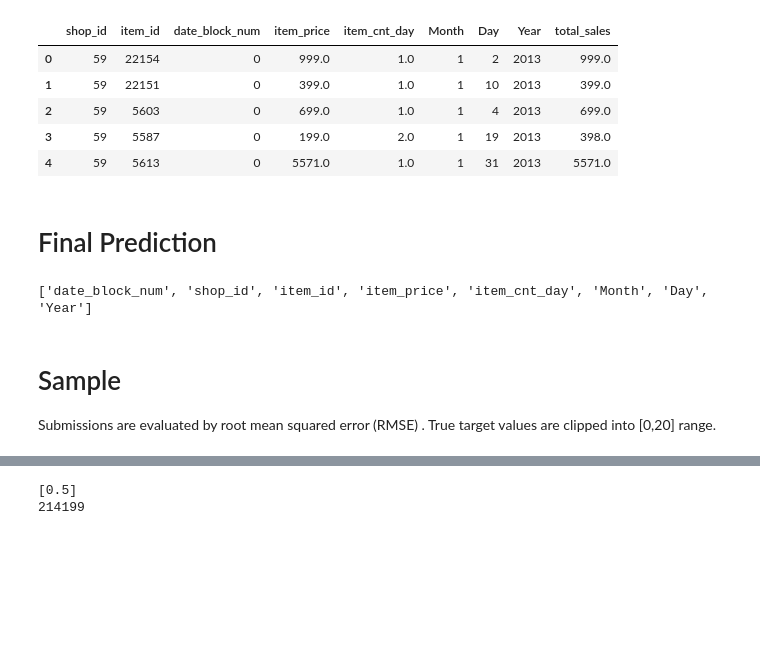
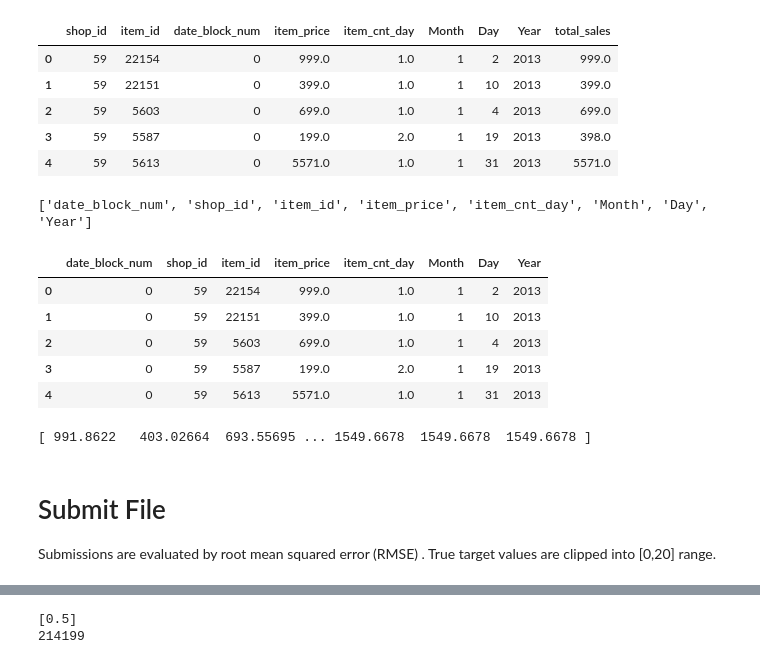
Before and after one commit to ScottySchmidt/MachineLearning, a Jupyter notebook: predictSales.ipynb, the cells around one changed output, grey strips where cells are left out. Cells and saved outputs as stored; diff of their text form; code cells hidden in the pictures; blank space fills up the shorter version.

Commit message:
Kaggle Notebook | PredictSales | Version 11

```diff
--- a/predictSales.ipynb
+++ b/predictSales.ipynb
@@ -228,7 +228,7 @@ test.head()
 This prediction will be much different than a typical prediction because the test dataset has to be joined on two variables both item_id and shop_id. Since we need to align the test data with previous train data, we will need to use a right join. That way the item_id and shop_id can be predicted through previous X_train data.
 # %%
-finalDF=pd.merge(test, df, on=['item_id', 'shop_id'], how='right').reset_index(drop=True)
-finalDF.head()
+testDF=pd.merge(test, df, on=['item_id', 'shop_id'], how='right').reset_index(drop=True)
+testDF.head()
 # %% [output]
 |  | shop_id | item_id | date_block_num | item_price | item_cnt_day | Month | Day | Year | total_sales |
 | 0 | 59 | 22154 | 0 | 999.0 | 1.0 | 1 | 2 | 2013 | 999.0 |
@@ -236,13 +236,26 @@ finalDF.head()
 | 2 | 59 | 5603 | 0 | 699.0 | 1.0 | 1 | 4 | 2013 | 699.0 |
 | 3 | 59 | 5587 | 0 | 199.0 | 2.0 | 1 | 19 | 2013 | 398.0 |
 | 4 | 59 | 5613 | 0 | 5571.0 | 1.0 | 1 | 31 | 2013 | 5571.0 |
-# %% [markdown]
-# Final Prediction
 # %%
 cols=list(X.columns)
 print(cols)
 # %% [output]
 ['date_block_num', 'shop_id', 'item_id', 'item_price', 'item_cnt_day', 'Month', 'Day', 'Year']
+# %%
+testDF=testDF[cols]
+testDF.head()
+# %% [output]
+|  | date_block_num | shop_id | item_id | item_price | item_cnt_day | Month | Day | Year |
+| 0 | 0 | 59 | 22154 | 999.0 | 1.0 | 1 | 2 | 2013 |
+| 1 | 0 | 59 | 22151 | 399.0 | 1.0 | 1 | 10 | 2013 |
+| 2 | 0 | 59 | 5603 | 699.0 | 1.0 | 1 | 4 | 2013 |
+| 3 | 0 | 59 | 5587 | 199.0 | 2.0 | 1 | 19 | 2013 |
+| 4 | 0 | 59 | 5613 | 5571.0 | 1.0 | 1 | 31 | 2013 |
+# %%
+finalPred=xgb.predict(testDF)
+print(finalPred)
+# %% [output]
+[ 991.8622   403.02664  693.55695 ... 1549.6678  1549.6678  1549.6678 ]
 # %% [markdown]
-# Sample
+# Submit File
 Submissions are evaluated by root mean squared error (RMSE) . True target values are clipped into [0,20] range.
```
Also changed, not shown: parts of 4 cells of this notebook.
